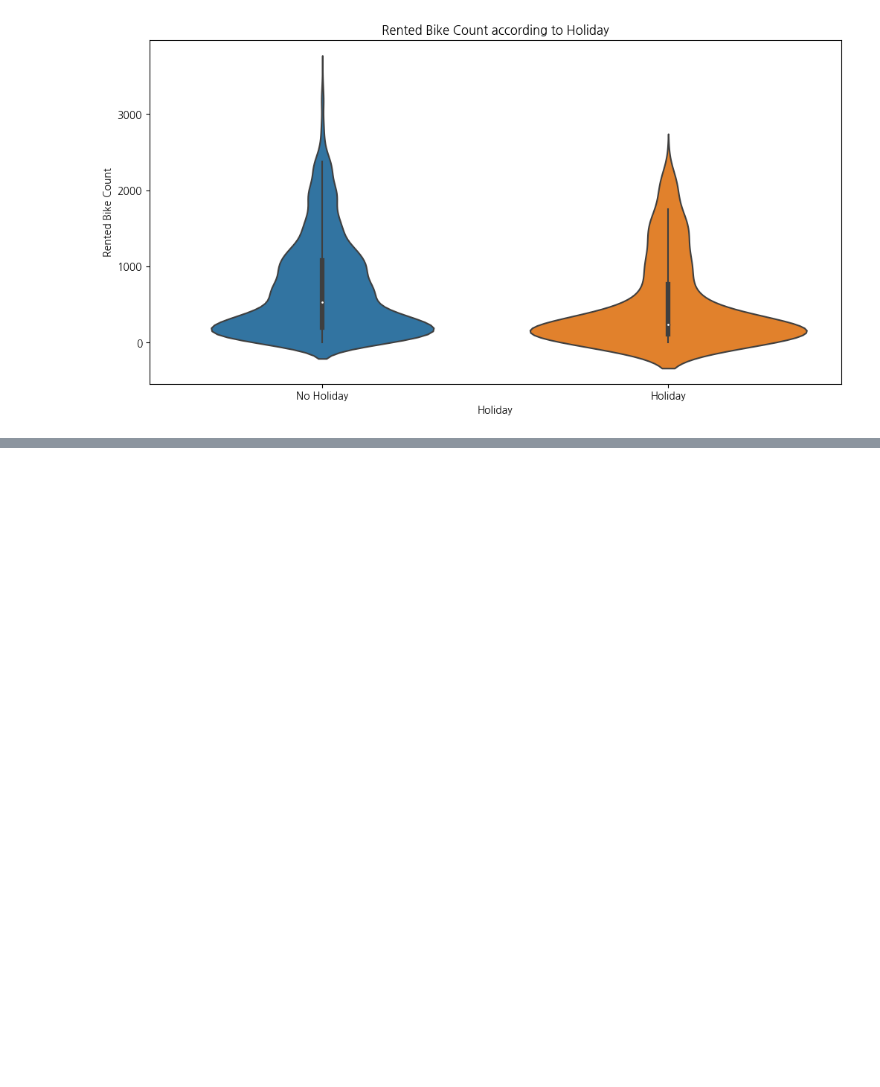
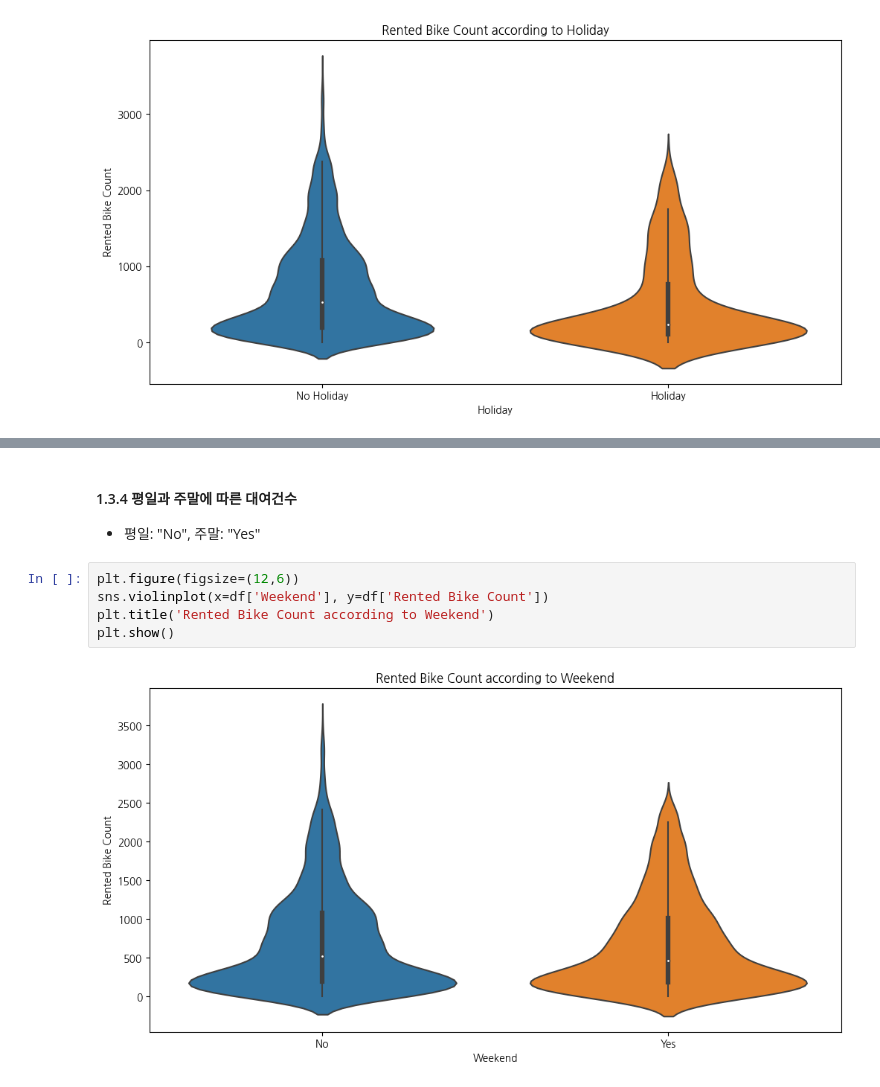
Before and after one commit to Minsoo0405/wanted-pre-onboarding-challenge-data, a Jupyter notebook: Data_Challenge_Project/code/data_visualization(kaggle).ipynb, the cells around one changed output, grey strips where cells are left out. Drawn from its saved outputs; the diff is of its cells as text; blank space fills up the shorter version.

```diff
--- a/Data_Challenge_Project/code/data_visualization(kaggle).ipynb
+++ b/Data_Challenge_Project/code/data_visualization(kaggle).ipynb
@@ -129,0 +148,10 @@ plt.show()
+# %% [markdown]
+#### 1.3.4 평일과 주말에 따른 대여건수
+- 평일: "No", 주말: "Yes"
+# %%
+plt.figure(figsize=(12,6))
+sns.violinplot(x=df['Weekend'], y=df['Rented Bike Count'])
+plt.title('Rented Bike Count according to Weekend')
+plt.show()
+# %% [output]
+[figure, added]
```
Also changed, not shown: parts of 8 cells of this notebook, 2 other files.
